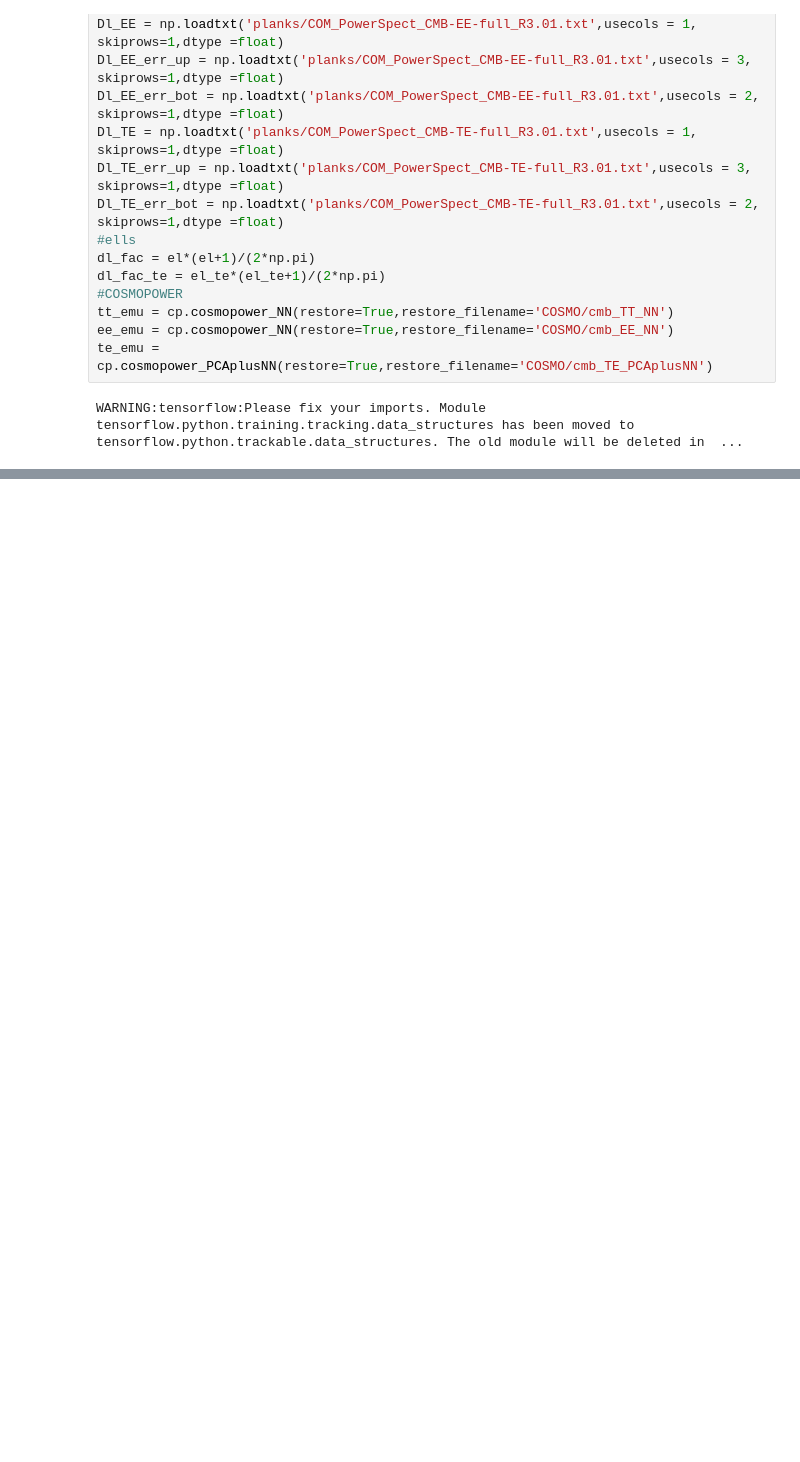
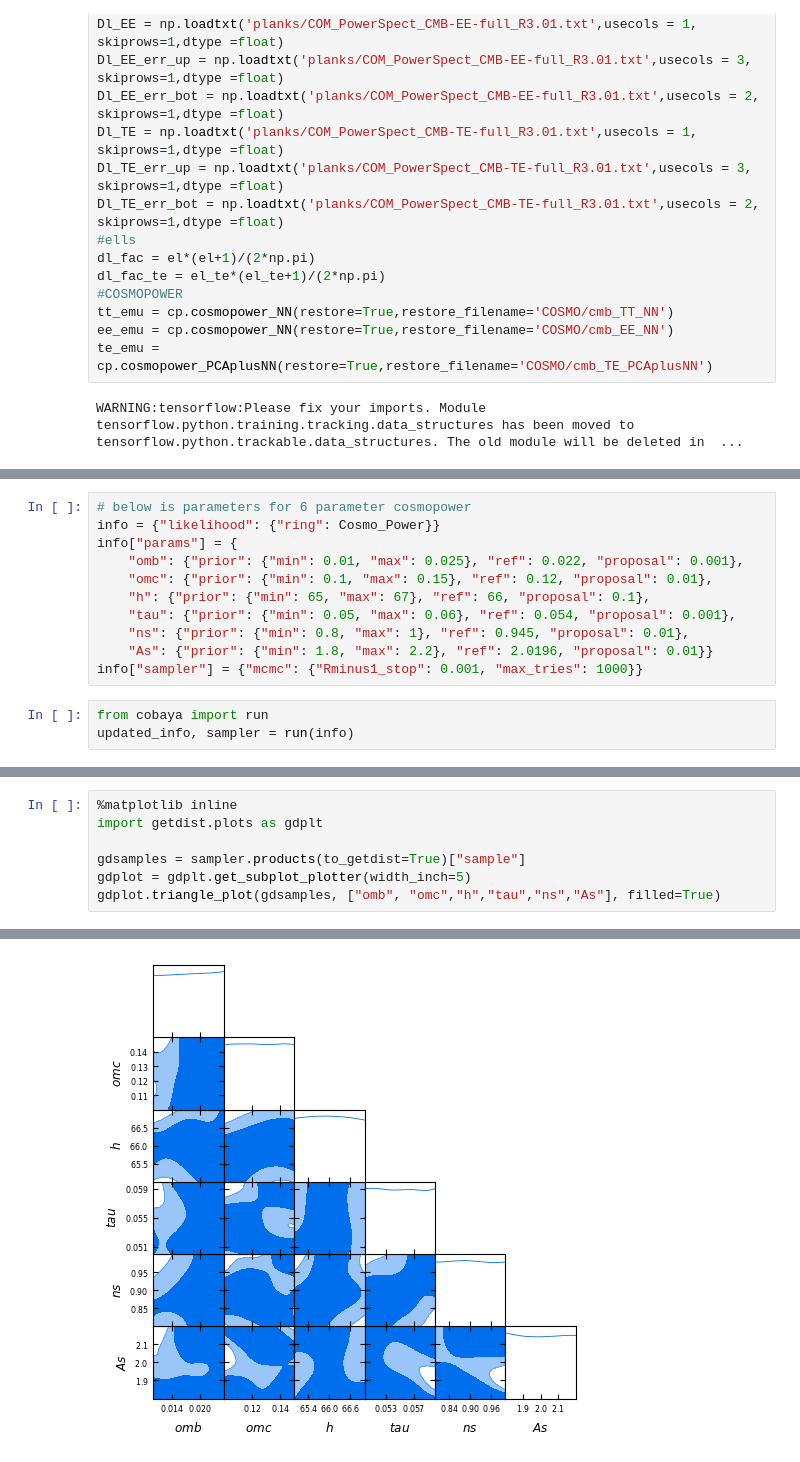
Before and after one commit to arjun-pandi/project_cosmology, a Jupyter notebook: Planks/CurrentWork.ipynb, the cells around one changed output, grey strips where cells are left out. Saved outputs shown, nothing was run; the diff lists cells and outputs as text; blank space fills up the shorter version.

Commit message:
cobaya 6 parameter

```diff
--- a/Planks/CurrentWork.ipynb
+++ b/Planks/CurrentWork.ipynb
@@ -41,0 +111,14 @@ WARNING:tensorflow:Please fix your imports. Module tensorflow.python.training.tr
+# %%
+# below is parameters for 6 parameter cosmopower
+info = {"likelihood": {"ring": Cosmo_Power}}
+info["params"] = {
+    "omb": {"prior": {"min": 0.01, "max": 0.025}, "ref": 0.022, "proposal": 0.001},
+    "omc": {"prior": {"min": 0.1, "max": 0.15}, "ref": 0.12, "proposal": 0.01},
+    "h": {"prior": {"min": 65, "max": 67}, "ref": 66, "proposal": 0.1},
+    "tau": {"prior": {"min": 0.05, "max": 0.06}, "ref": 0.054, "proposal": 0.001},
+    "ns": {"prior": {"min": 0.8, "max": 1}, "ref": 0.945, "proposal": 0.01},
+    "As": {"prior": {"min": 1.8, "max": 2.2}, "ref": 2.0196, "proposal": 0.01}}
+info["sampler"] = {"mcmc": {"Rminus1_stop": 0.001, "max_tries": 1000}}
+# %%
+from cobaya import run
+updated_info, sampler = run(info)
@@ -41,0 +151,8 @@ WARNING:tensorflow:Please fix your imports. Module tensorflow.python.training.tr
+# %%
+%matplotlib inline
+import getdist.plots as gdplt
+
+gdsamples = sampler.products(to_getdist=True)["sample"]
+gdplot = gdplt.get_subplot_plotter(width_inch=5)
+gdplot.triangle_plot(gdsamples, ["omb", "omc","h","tau","ns","As"], filled=True)
+# %% [output]
@@ -41,0 +163 @@ WARNING:tensorflow:Please fix your imports. Module tensorflow.python.training.tr
+[figure, added]
```
Also changed, not shown: parts of 6 cells of this notebook, 5 other files.
